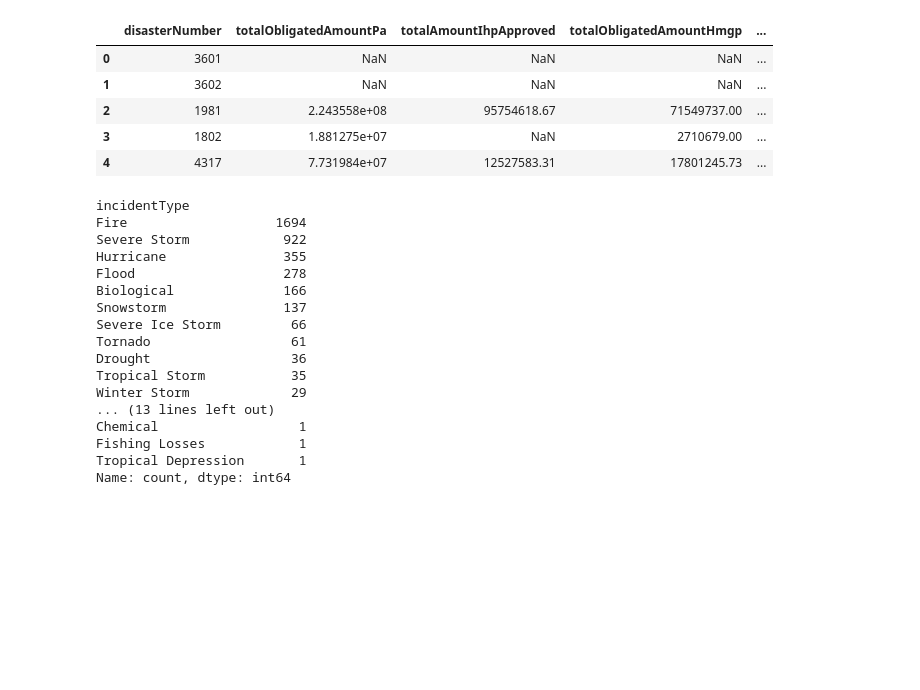
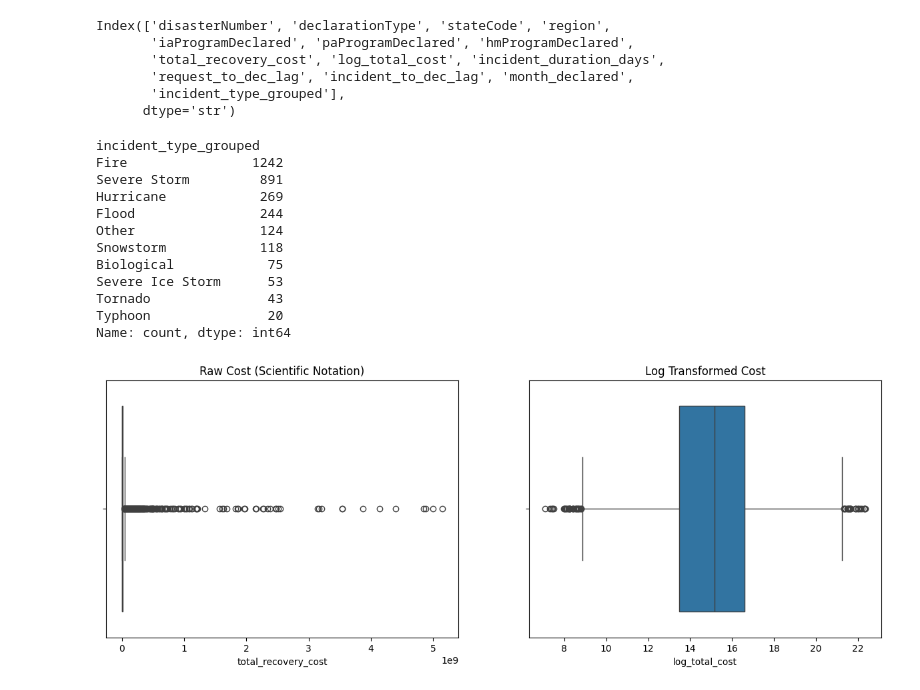
Before and after one commit to Ceejay-user/disaster-recovery-cost-prediction, a Jupyter notebook: notebooks/01_eda.ipynb, the cells around one changed output. Saved outputs shown, nothing was run; the diff lists cells and outputs as text; code cells hidden in the pictures; blank space fills up the shorter version.

```diff
--- a/notebooks/01_eda.ipynb
+++ b/notebooks/01_eda.ipynb
@@ -17,6 +19,18 @@ pd.set_option("display.max_columns", None)
 import warnings
 warnings.filterwarnings('ignore')
 # %%
-df = get_merged_data(path_to_data="../data/raw/")
-df.head()
+# 1. Fetch the raw merged data
+decl_df, summaries_df, nri_df, pop_df = get_merged_data(path_to_data="../data")
+nri_df = pd.read_csv(r"../data/external/NRI_Table_Counties.csv")
+pop_df = pd.read_csv(r"../data/external/historical_county_populations.csv")
+
+# 2. Initialize the processor
+processor = DisasterDataProcessor(nri_df, pop_df)
+
+# 3. Run the full pipeline (Cleaning, Imputing, Engineering, and Filtering)
+df = processor.run_training_pipeline(decl_df, summaries_df)
+
+# Verify the result
+print(f"Final shape for EDA: {df.shape}")
+df.isna().sum()
 # %% [output]
@@ -89,29 +204,38 @@ memory usage: 488.8 KB
 # %%
-df.head()
+df.columns
 # %% [output]
-|  | disasterNumber | totalObligatedAmountPa | totalAmountIhpApproved | totalObligatedAmountHmgp | ... |
-| 0 | 3601 | NaN | NaN | NaN | ... |
-| 1 | 3602 | NaN | NaN | NaN | ... |
-| 2 | 1981 | 2.243558e+08 | 95754618.67 | 71549737.00 | ... |
-| 3 | 1802 | 1.881275e+07 | NaN | 2710679.00 | ... |
-| 4 | 4317 | 7.731984e+07 | 12527583.31 | 17801245.73 | ... |
+Index(['disasterNumber', 'declarationType', 'stateCode', 'region',
+       'iaProgramDeclared', 'paProgramDeclared', 'hmProgramDeclared',
+       'total_recovery_cost', 'log_total_cost', 'incident_duration_days',
+       'request_to_dec_lag', 'incident_to_dec_lag', 'month_declared',
+       'incident_type_grouped'],
+      dtype='str')
 # %%
-df['incidentType'].value_counts()
+df['incident_type_grouped'].value_counts()
 # %% [output]
-incidentType
-Fire                   1694
-Severe Storm            922
-Hurricane               355
-Flood                   278
-Biological              166
-Snowstorm               137
-Severe Ice Storm         66
-Tornado                  61
-Drought                  36
-Tropical Storm           35
-Winter Storm             29
-... (13 lines left out)
-Chemical                  1
-Fishing Losses            1
-Tropical Depression       1
+incident_type_grouped
+Fire                1242
+Severe Storm         891
+Hurricane            269
+Flood                244
+Other                124
+Snowstorm            118
+Biological            75
+Severe Ice Storm      53
+Tornado               43
+Typhoon               20
 Name: count, dtype: int64
+# %%
+fig, axes = plt.subplots(1, 2, figsize=(15, 5))
+
+# 1. Raw Scale
+sns.boxplot(x=df['total_recovery_cost'], ax=axes[0])
+axes[0].set_title('Raw Cost (Scientific Notation)')
+
+# 2. Log Scale
+sns.boxplot(x=df['log_total_cost'], ax=axes[1])
+axes[1].set_title('Log Transformed Cost')
+
+plt.show()
+# %% [output]
+[figure, added]
```
Also changed, not shown: parts of 18 cells of this notebook, 16 other files.
